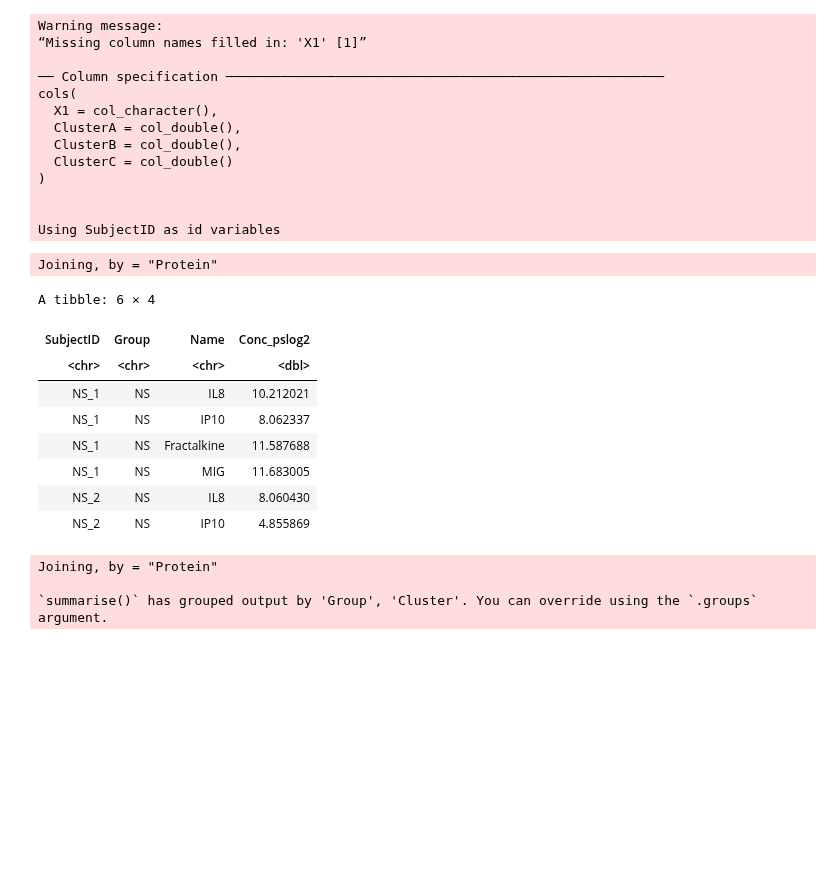
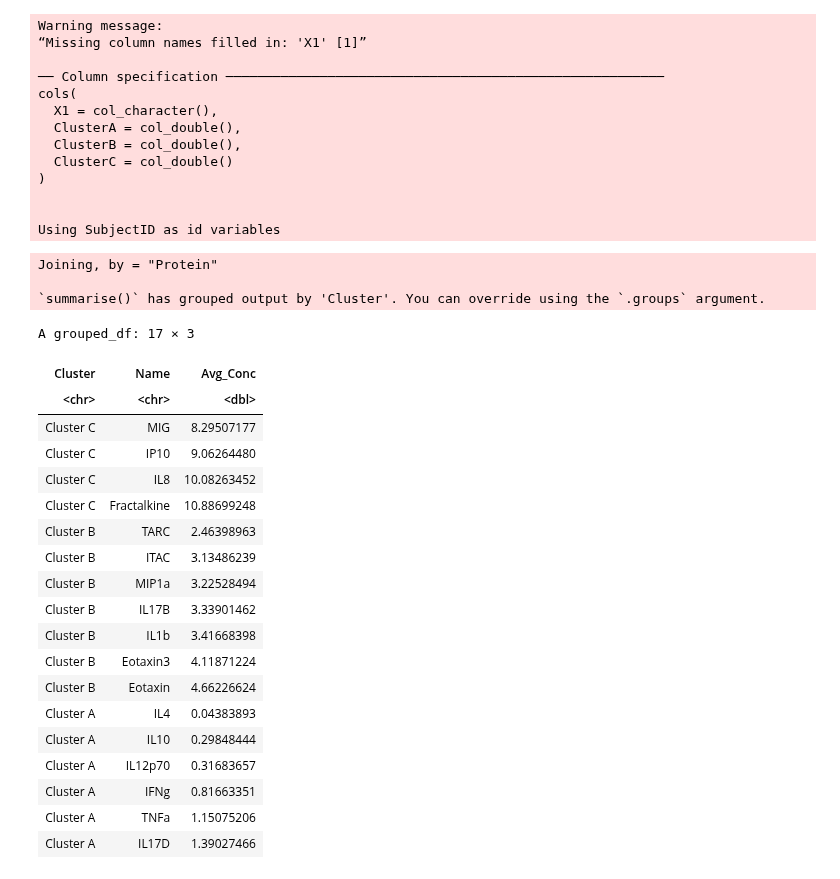
Before and after one commit to Ragerlab/Script_for_Cytokine-Signature-Clusters-as-a-Tool-to-Compare-Changes-associated-with-Tobacco-Product-, a Jupyter notebook: 1.4. Clustering Analyses/Baseline Eigencytokines & Weights (Figure 4).ipynb, the cells around one changed output. Cells and saved outputs as stored; diff of their text form; code cells hidden in the pictures; blank space fills up the shorter version.

```diff
--- a/1.4. Clustering Analyses/Baseline Eigencytokines & Weights (Figure 4).ipynb
+++ b/1.4. Clustering Analyses/Baseline Eigencytokines & Weights (Figure 4).ipynb
@@ -280,59 +284,41 @@ cols(
 
 
 Using SubjectID as id variables
-# %%
-#cytokines df that specifies the cluster they correspond to and splitting by those clusters
-cytokines_df = inner_join(cytokines %>%
-    filter(Compartment == 'NLF'), consensus_clusters)  %>%
-    select(SubjectID, Cluster, Group, Protein, Conc_pslog2) %>%
-    #renaming protein to name to make the final df
-    rename(Name = Protein) %>%
-    group_by(Group, Cluster) %>%
-    group_split
-
-cytokines_ClusterA_NS = cytokines_df[[7]] %>%
-    select(-Cluster)
-cytokines_ClusterB_NS = cytokines_df[[8]] %>%
-    select(-Cluster)
-cytokines_ClusterC_NS = cytokines_df[[9]] %>%
-    select(-Cluster)
-cytokines_ClusterA_CS = cytokines_df[[1]] %>%
-    select(-Cluster)
-cytokines_ClusterB_CS = cytokines_df[[2]] %>%
-    select(-Cluster)
-cytokines_ClusterC_CS = cytokines_df[[3]] %>%
-    select(-Cluster)
-cytokines_ClusterA_Ecig = cytokines_df[[4]] %>%
-    select(-Cluster)
-cytokines_ClusterB_Ecig = cytokines_df[[5]] %>%
-    select(-Cluster)
-cytokines_ClusterC_Ecig = cytokines_df[[6]] %>%
-    select(-Cluster)
-head(cytokines_ClusterC_NS)
-# %% [output]
-Joining, by = "Protein"
-A tibble: 6 × 4
-| SubjectID | Group | Name | Conc_pslog2 |
-| <chr> | <chr> | <chr> | <dbl> |
-| NS_1 | NS | IL8 | 10.212021 |
-| NS_1 | NS | IP10 | 8.062337 |
-| NS_1 | NS | Fractalkine | 11.587688 |
-| NS_1 | NS | MIG | 11.683005 |
-| NS_2 | NS | IL8 | 8.060430 |
-| NS_2 | NS | IP10 | 4.855869 |
 # %%
-#obtaining average protein concentrations grouped by compartment and saving the order into a vector for heat map
+#obtaining average protein concentrations grouped by cluster and saving the order into a vector for heat map
 ordered_df = inner_join(cytokines, consensus_clusters) %>%
     filter(Compartment == 'NLF') %>%
     select(SubjectID, Group, Cluster, Protein, Conc_pslog2) %>%
     #renaming protein to name to make the final df
     rename(Name = Protein) %>%
-    group_by(Group, Cluster, Name) %>%
+    group_by(Cluster, Name) %>%
+    #also scaling to create bigger differences between groups???
     summarize(Avg_Conc = mean(Conc_pslog2)) %>%
-    arrange(Avg_Conc)
+    arrange(desc(Cluster), Avg_Conc)
 ordered_avg_cytokines = ordered_df$Name
+ordered_df
 # %% [output]
 Joining, by = "Protein"
 
-`summarise()` has grouped output by 'Group', 'Cluster'. You can override using the `.groups` argument.
+`summarise()` has grouped output by 'Cluster'. You can override using the `.groups` argument.
+A grouped_df: 17 × 3
+| Cluster | Name | Avg_Conc |
+| <chr> | <chr> | <dbl> |
+| Cluster C | MIG | 8.29507177 |
+| Cluster C | IP10 | 9.06264480 |
+| Cluster C | IL8 | 10.08263452 |
+| Cluster C | Fractalkine | 10.88699248 |
+| Cluster B | TARC | 2.46398963 |
+| Cluster B | ITAC | 3.13486239 |
+| Cluster B | MIP1a | 3.22528494 |
+| Cluster B | IL17B | 3.33901462 |
+| Cluster B | IL1b | 3.41668398 |
+| Cluster B | Eotaxin3 | 4.11871224 |
+| Cluster B | Eotaxin | 4.66226624 |
+| Cluster A | IL4 | 0.04383893 |
+| Cluster A | IL10 | 0.29848444 |
+| Cluster A | IL12p70 | 0.31683657 |
+| Cluster A | IFNg | 0.81663351 |
+| Cluster A | TNFa | 1.15075206 |
+| Cluster A | IL17D | 1.39027466 |
 # %%
```
Also changed, not shown: parts of 8 cells of this notebook.
